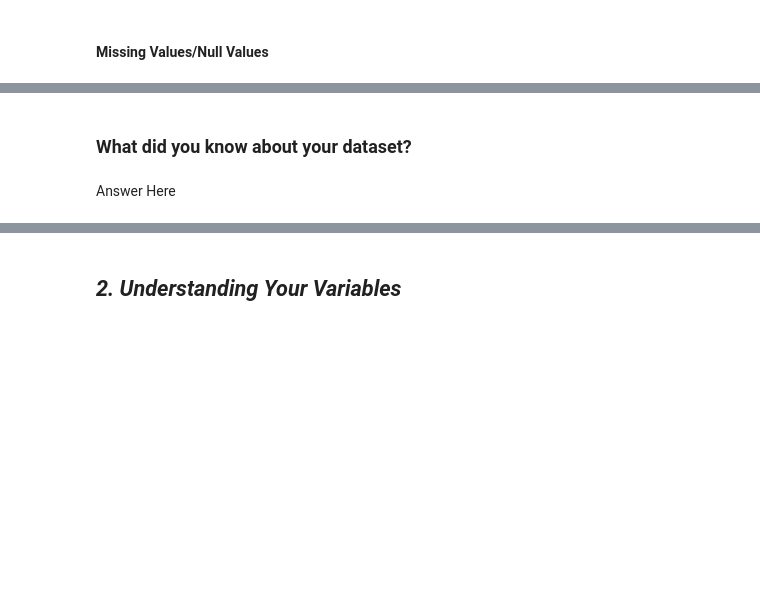
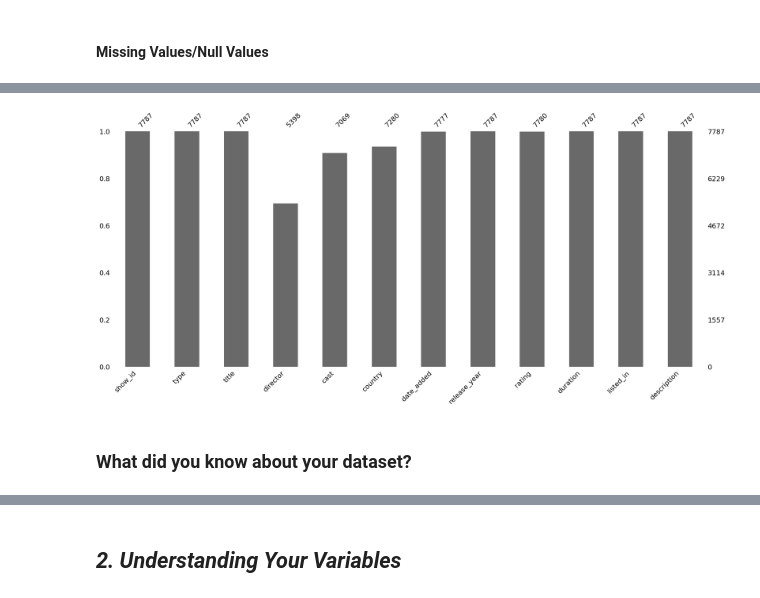
Before and after one commit to mohith-ds8/Netflix-Movies-and-TV-shows-Clustering, a Jupyter notebook: Netflix_Movies_and_TV_shows_Clustering.ipynb, the cells around one changed output, grey strips where cells are left out. Cells and saved outputs as stored; diff of their text form; code cells hidden in the pictures; blank space fills up the shorter version.

```diff
--- a/Netflix_Movies_and_TV_shows_Clustering.ipynb
+++ b/Netflix_Movies_and_TV_shows_Clustering.ipynb
@@ -88,3 +105,6 @@ M - Multivariate Analysis
+# %%
+# Load Dataset
+df = pd.read_csv('/content/NETFLIX MOVIES AND TV SHOWS CLUSTERING.csv')
 # %% [markdown]
 ### Dataset First View
 # %%
@@ -108,6 +181,9 @@ M - Multivariate Analysis
 # %%
 # Visualizing the missing values
+# visualize missing data with a bar chart
+msno.bar(df)
+plt.show()
+# %% [output]
+[figure, added]
 # %% [markdown]
 ### What did you know about your dataset?
-# %% [markdown]
-Answer Here
```
Also changed, not shown: parts of 156 cells of this notebook.
